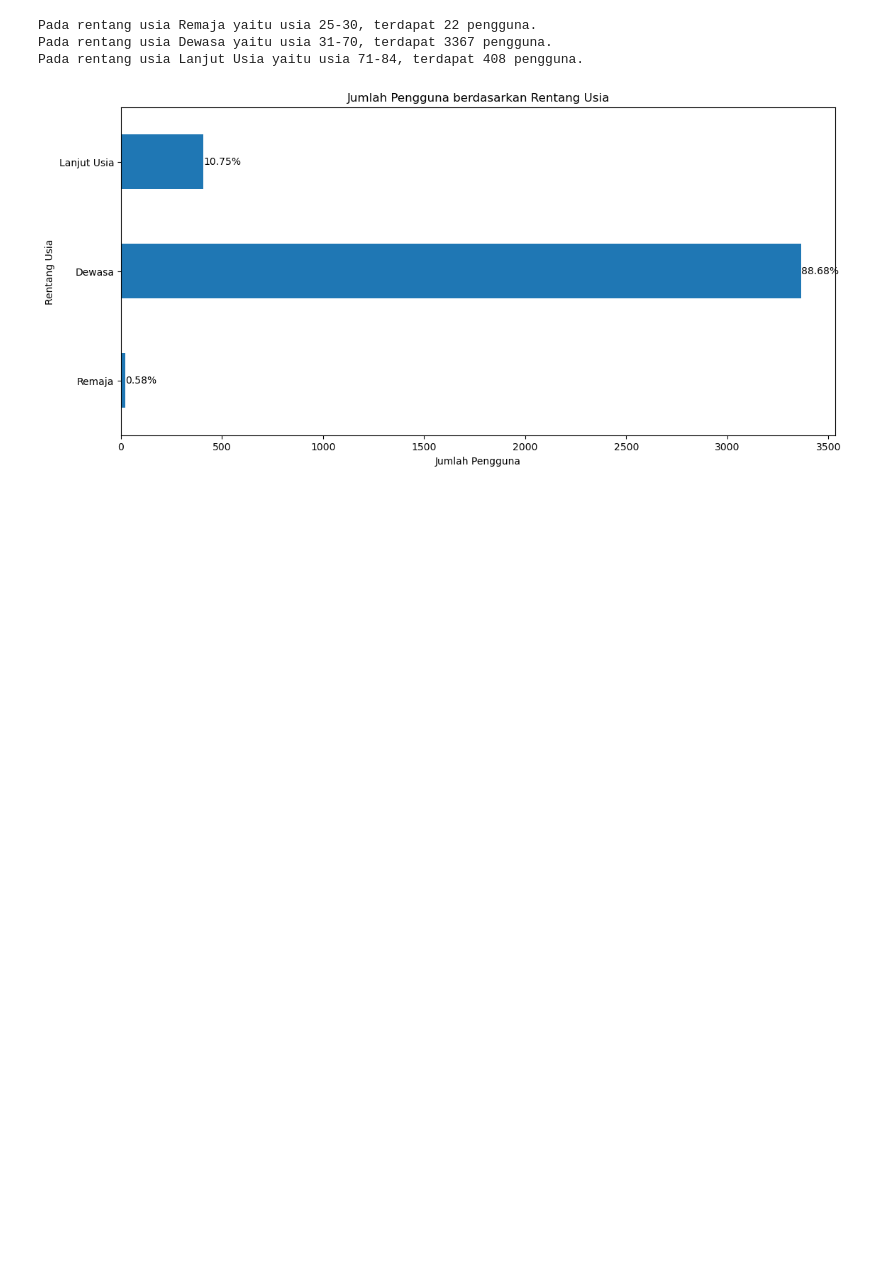
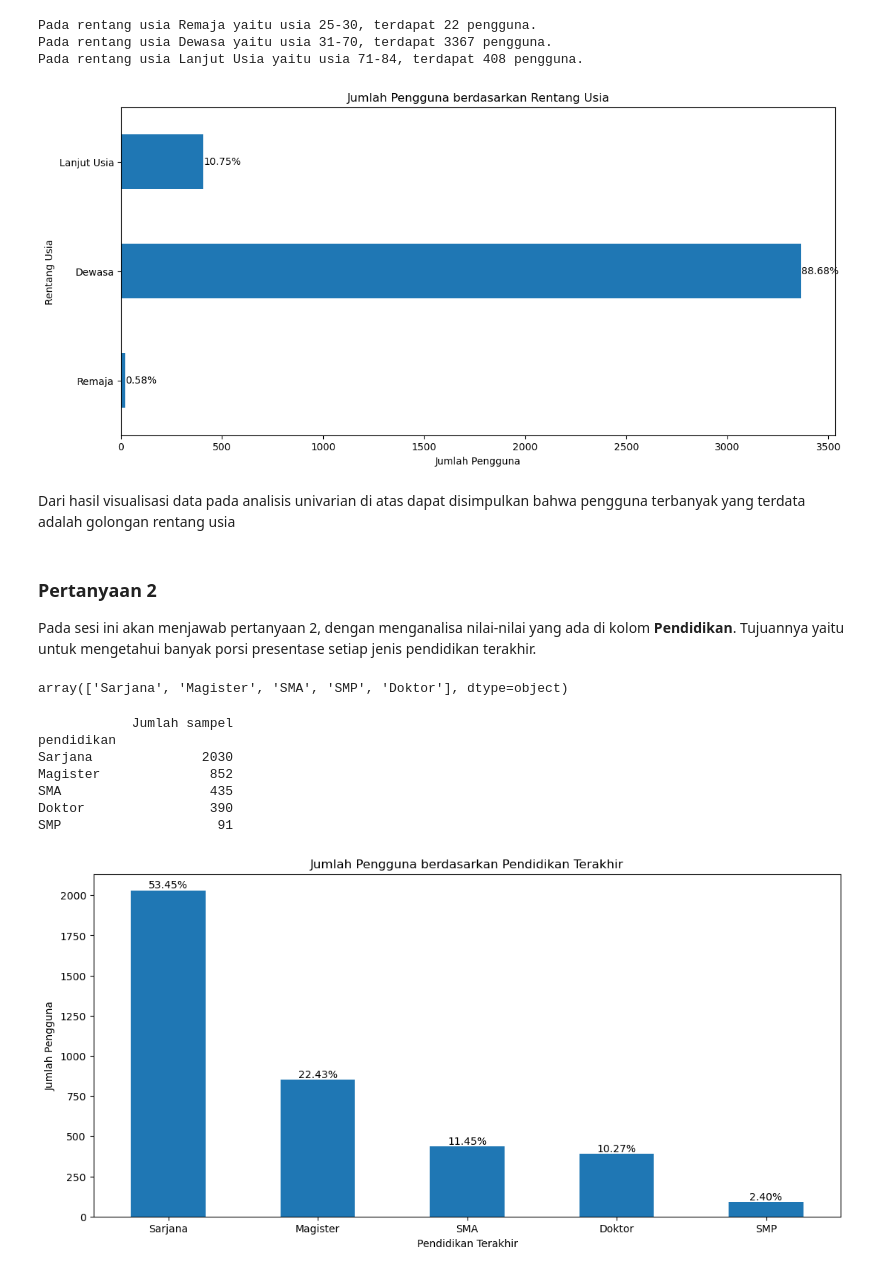
Before and after one commit to AFreborn22/superior_DA, a Jupyter notebook: SUPERIOR.ipynb, the cells around one changed output. Cells and saved outputs as stored; diff of their text form; code cells hidden in the pictures; blank space fills up the shorter version.

Commit message:
menjawab pertanyaan analisis 2-5

```diff
--- a/SUPERIOR.ipynb
+++ b/SUPERIOR.ipynb
@@ -1030,3 +1030,45 @@ for bar in bars.patches:
 plt.show()
 # %% [output]
 [figure]
+# %% [markdown]
+Dari hasil visualisasi data pada analisis univarian di atas dapat disimpulkan bahwa pengguna terbanyak yang terdata adalah golongan rentang usia
+# %% [markdown]
+### Pertanyaan 2
+
+Pada sesi ini akan menjawab pertanyaan 2, dengan menganalisa nilai-nilai yang ada di kolom **Pendidikan**. Tujuannya yaitu untuk mengetahui banyak porsi presentase setiap jenis pendidikan terakhir.
+# %%
+# Nilai unique kolom pendidikan
+cleanedTraining.pendidikan.unique()
+# %% [output]
+array(['Sarjana', 'Magister', 'SMA', 'SMP', 'Doktor'], dtype=object)
+# %%
+count = cleanedTraining['pendidikan'].value_counts()
+df = pd.DataFrame({
+    'Jumlah sampel':count,
+})
+print(df)
+
+# Plotting bar chart vertikal
+plt.figure(figsize=(13, 6))
+bars = count.plot(kind='bar', rot=0)
+plt.xlabel('Pendidikan Terakhir')
+plt.ylabel('Jumlah Pengguna')
+plt.title('Jumlah Pengguna berdasarkan Pendidikan Terakhir')
+plt.legend().remove()  # Menghapus legend
+
+# Menambahkan persentase pada setiap bar
+for bar in bars.patches:
+    plt.text(bar.get_x() + bar.get_width() / 2, bar.get_height(),
+             f'{bar.get_height() / sum(count) * 100:.2f}%',
+             ha='center', va='bottom')
+
+plt.show()
+# %% [output]
+            Jumlah sampel
+pendidikan
+Sarjana              2030
+Magister              852
+SMA                   435
+Doktor                390
+SMP                    91
+[figure, added]
```
Also changed, not shown: parts of 20 cells of this notebook.
